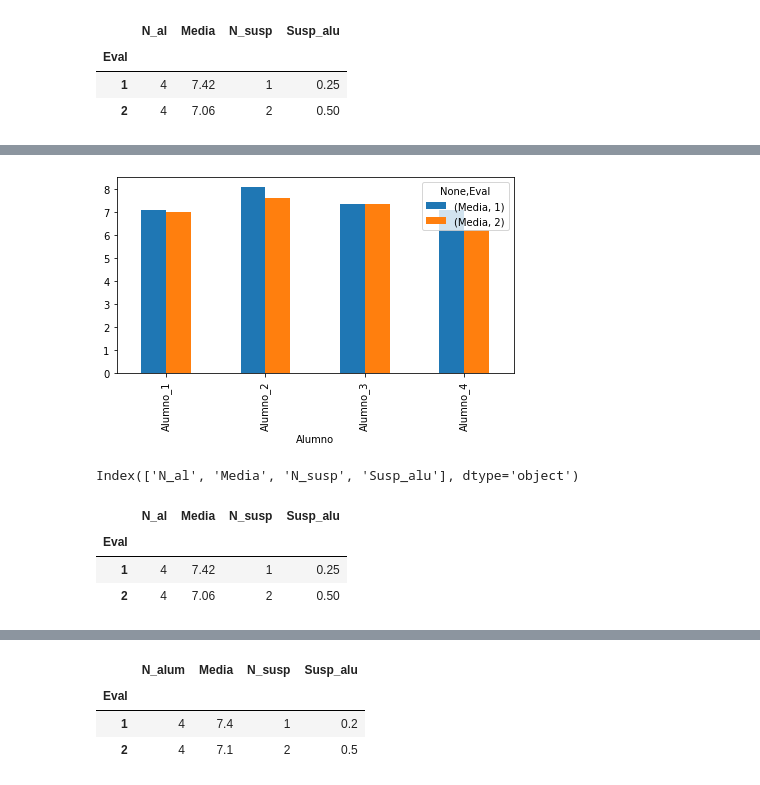
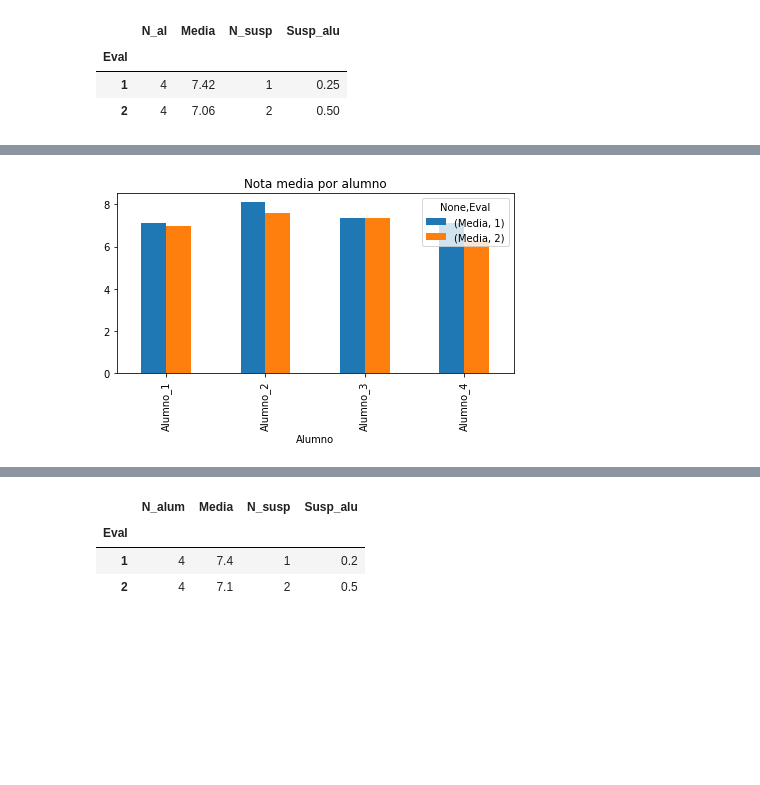
Before and after one commit to crdguez/mat4ac, a Jupyter notebook: notebooks/est_evaluacion_2021.ipynb, the cells around one changed output, grey strips where cells are left out. Cells and saved outputs as stored; diff of their text form; code cells hidden in the pictures; blank space fills up the shorter version.

```diff
--- a/notebooks/est_evaluacion_2021.ipynb
+++ b/notebooks/est_evaluacion_2021.ipynb
@@ -220,12 +292,12 @@ df
 # %%
 from matplotlib import rcParams
 rcParams.update({'figure.autolayout': True})
-
-g1=actilla_final.groupby(['Alumno','Eval'])[['Nota']].mean().round(2).rename(columns={'Nota':'Media'}).unstack().plot.bar()
+df=actilla_final.groupby(['Alumno','Eval'])[['Nota']].mean().round(2).rename(columns={'Nota':'Media'}).unstack()
+g1=df.plot.bar(title='Nota media por alumno')
 g1
 g1.get_figure().savefig('g1.png')
 # %% [output]
-[figure, old version]
+[figure, new version]
 # %%
 f = open("acta_{}ev.md".format(ultima_evaluacion), "a")
 texto = "{}".format(df.to_markdown())
@@ -239,11 +306,0 @@ f.close()
-# %%
-df.loc[ultima_evaluacion,:].index
-# %% [output]
-Index(['N_al', 'Media', 'N_susp', 'Susp_alu'], dtype='object')
-# %%
-df
-# %% [output]
-|  | N_al | Media | N_susp | Susp_alu |
-| Eval |  |  |  |  |
-| 1 | 4 | 7.42 | 1 | 0.25 |
-| 2 | 4 | 7.06 | 2 | 0.50 |
```
Also changed, not shown: parts of 13 cells of this notebook, 1 other file.
